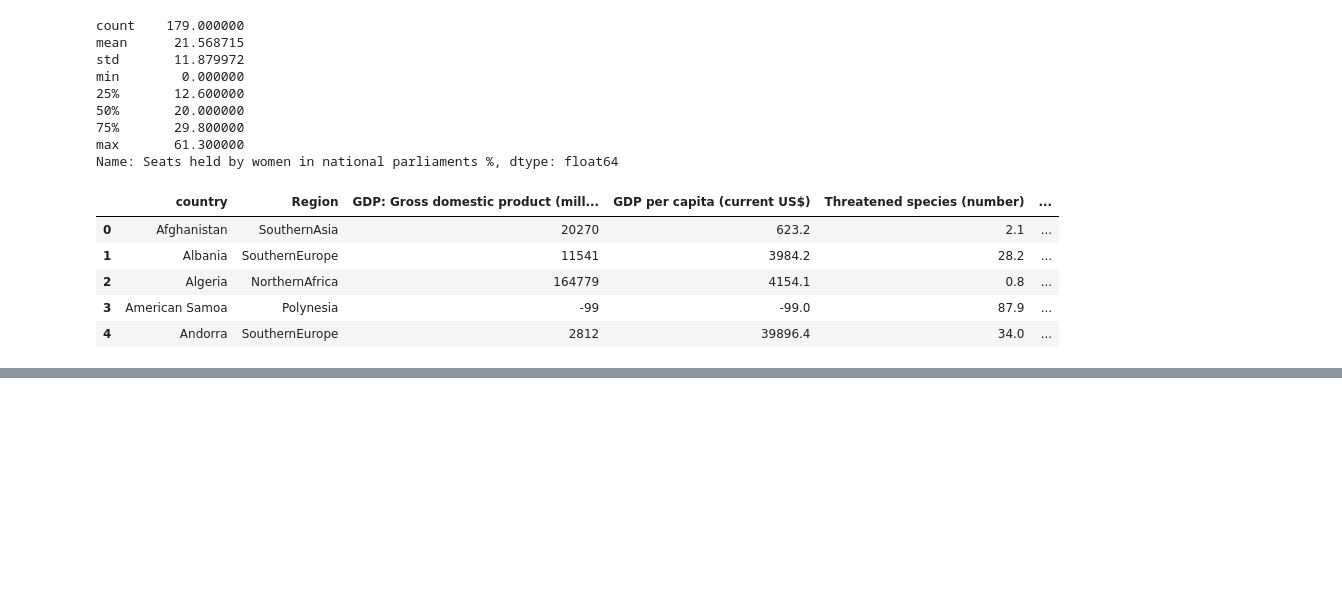
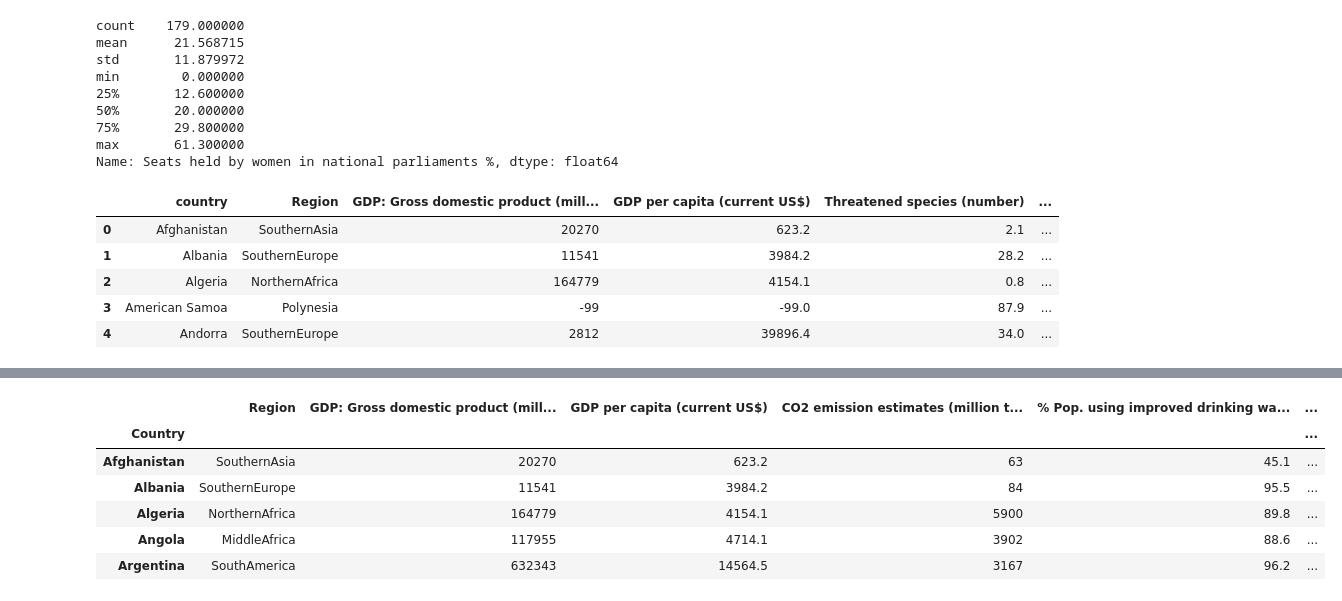
Before and after one commit to Data-Analytics-Project-Group/Visualizing-World-Economic-Trends, a Jupyter notebook: Visualizing World Economic Trends.ipynb, the cells around one changed output, grey strips where cells are left out. Saved outputs shown, nothing was run; the diff lists cells and outputs as text; code cells hidden in the pictures; blank space fills up the shorter version.

Commit message:
cleaned env. DF

```diff
--- a/Visualizing World Economic Trends.ipynb
+++ b/Visualizing World Economic Trends.ipynb
@@ -147,0 +181,32 @@ environ_df.head()
+# %%
+water_list = list(environ_df["Pop. using improved drinking water (urban/rural, %)"])
+new_water_list = [value.split("/") for value in water_list]
+
+urban_water = [float(value[0]) for value in new_water_list]
+rural_water = [float(value[1]) for value in new_water_list]
+
+environ_df["% Pop. using improved drinking water (urban)"] = urban_water
+environ_df["% Pop. using improved drinking water (rural)"] = rural_water
+
+environ_df.drop("Pop. using improved drinking water (urban/rural, %)", axis = 1, inplace = True)
+environ_df.drop("Forested area (% of land area)", axis = 1, inplace = True)
+environ_df.drop("Pop. using improved sanitation facilities (urban/rural, %)", axis = 1, inplace = True)
+
+cleaned_environ_df = environ_df[["Region",
+                         "GDP: Gross domestic product (million current US$)",
+                         "GDP per capita (current US$)",
+                         "CO2 emission estimates (million tons/tons per capita)",
+                         "% Pop. using improved drinking water (urban)",
+                         "% Pop. using improved drinking water (rural)",
+                         "Threatened species (number)",
+                         "Energy production, primary (Petajoules)",]]
+
+cleaned_environ_df.head()
+# %% [output]
+|  | Region | GDP: Gross domestic product (mill... | GDP per capita (current US$) | CO2 emission estimates (million t... | % Pop. using improved drinking wa... | ... |
+| Country |  |  |  |  |  | ... |
+| Afghanistan | SouthernAsia | 20270 | 623.2 | 63 | 45.1 | ... |
+| Albania | SouthernEurope | 11541 | 3984.2 | 84 | 95.5 | ... |
+| Algeria | NorthernAfrica | 164779 | 4154.1 | 5900 | 89.8 | ... |
+| Angola | MiddleAfrica | 117955 | 4714.1 | 3902 | 88.6 | ... |
+| Argentina | SouthAmerica | 632343 | 14564.5 | 3167 | 96.2 | ... |
```
Also changed, not shown: parts of 1 cell of this notebook.
